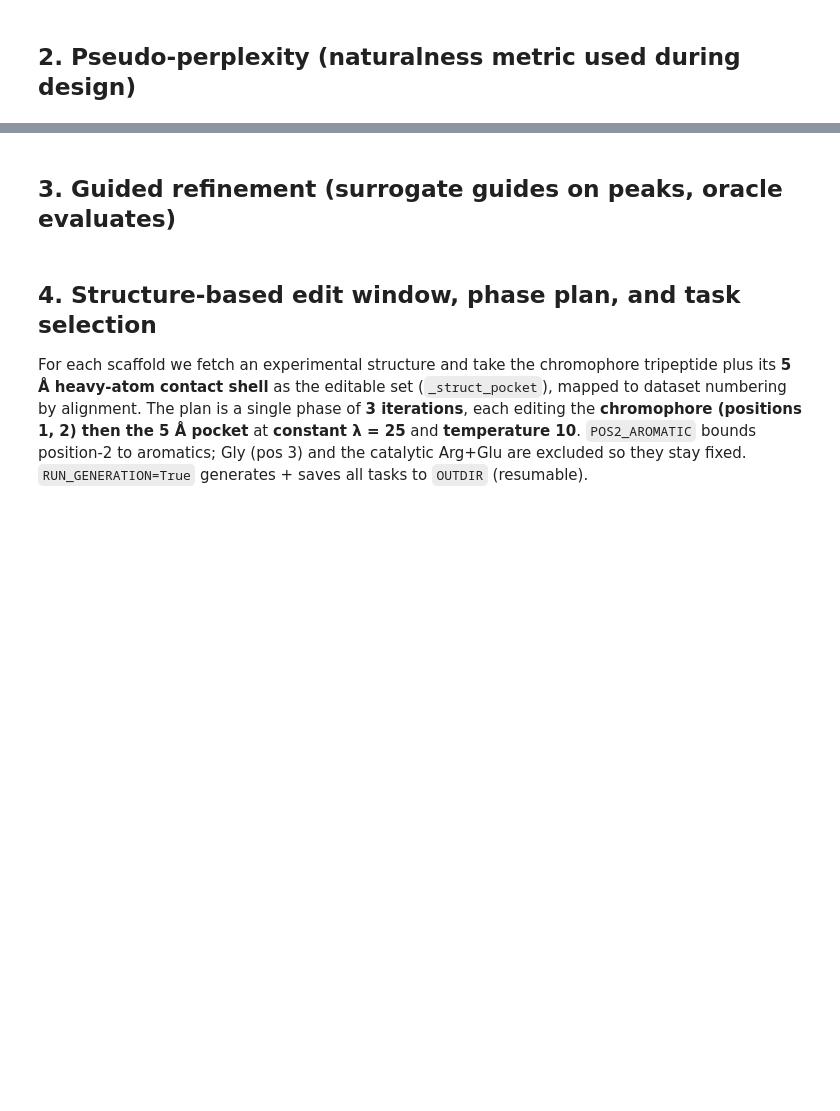
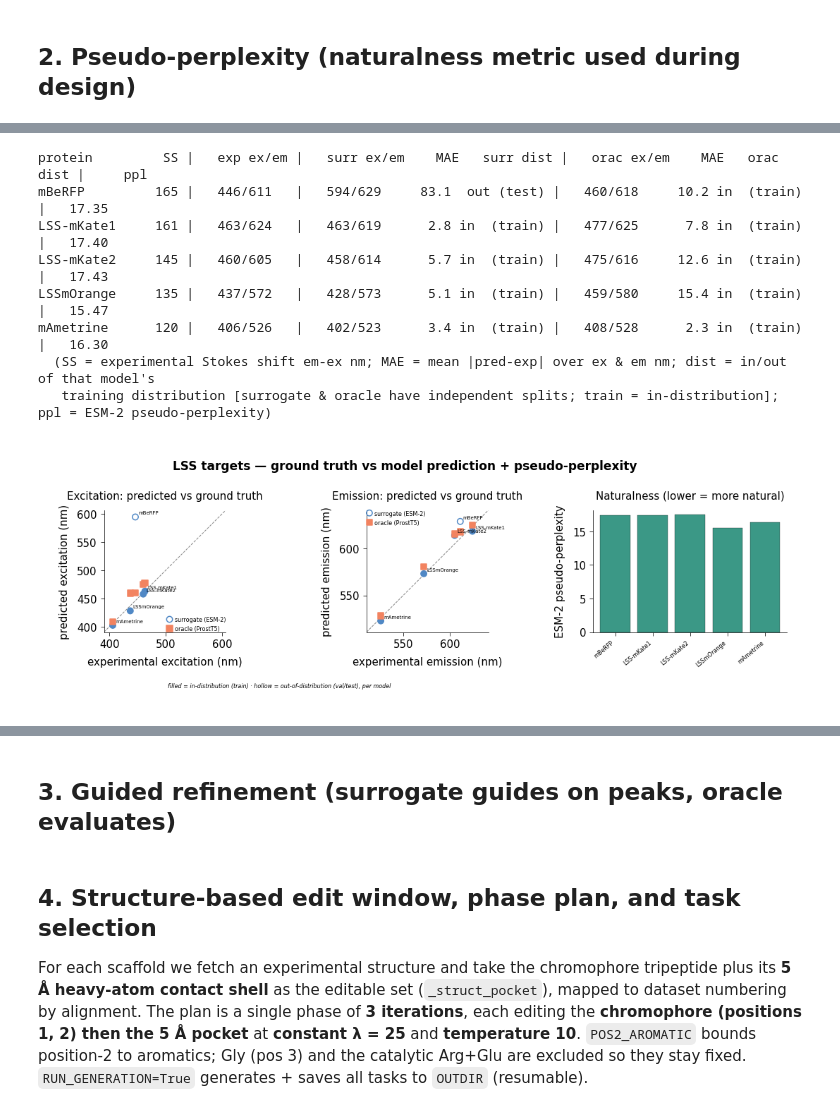
Before and after one commit to Arcadia-Science/FPguide, a Jupyter notebook: peak_design/guided_design_peak_structure_multiscaffold.ipynb, the cells around one changed output, grey strips where cells are left out. Saved outputs shown, nothing was run; the diff lists cells and outputs as text; code cells hidden in the pictures; blank space fills up the shorter version.

```diff
--- a/peak_design/guided_design_peak_structure_multiscaffold.ipynb
+++ b/peak_design/guided_design_peak_structure_multiscaffold.ipynb
@@ -30,6 +30,7 @@ sequence window missed.
 # %%
 import csv, os, numpy as np, torch
 import peak_models as pm
+import prostt5_embed as pe          # ProstT5 encoder -> the (structure-aware) oracle's embedding
 try:
     import arcadia_pycolor as apc; apc.mpl.setup(); HAVE_APC=True
 except Exception:
@@ -42,9 +43,10 @@ class _C:
     def __getattr__(self, k): return getattr(apc, k) if HAVE_APC else {"aegean":"#2b6c8f","amber":"#f6a200","rose":"#c5474b","seaweed":"#3b8a6e","gray":"#888888","wish":"#5088c5","aster":"#7a5ea8"}.get(k,"#333333")
 apc_c=_C()
 
-CUR="../dataset_pipeline/data/peak/curated"   # curated data + dual split (new pipeline; matches dual models)
-assert getattr(torch.backends,"mps",None) and torch.backends.mps.is_available(), "MPS required but not available"
-dev=torch.device("mps")   # force ALL neural nets (ESM-2, surrogate, oracle) onto MPS
+CUR="../dataset_pipeline/data/peak/curated"   # curated data + dual split (new pipeline; matches sweep winners)
+# all neural nets (ESM-2 surrogate + generator, ProstT5 oracle) go on this device
+dev=(torch.device("mps") if (getattr(torch.backends,"mps",None) and torch.backends.mps.is_available())
+     else torch.device("cuda") if torch.cuda.is_available() else torch.device("cpu"))
 rows=list(csv.DictReader(open(os.path.join(CUR,"peaks_assignments.csv")))); N=len(rows)
 peaks=np.load(os.path.join(CUR,"peaks.npy")).astype(np.float32); EXM=peaks[:,0]; EMM=peaks[:,1]
 seqs=[None]*N; h=None
@@ -107,0 +124,51 @@ def pseudo_perplexity(seq, batch_size=32):
+# %%
+# LSS (large-Stokes-shift) design targets: experimental peaks vs surrogate/oracle predictions + naturalness
+_name2idx = {r["name"]: i for i, r in enumerate(rows)}
+LSS_NAMES = ["mBeRFP", "LSS-mKate1", "LSS-mKate2", "LSSmOrange", "mAmetrine"]   # targets with Stokes shift >= ~90 nm
+LSS_NAMES = [n for n in LSS_NAMES if n in _name2idx]                            # keep only those present in dataset
+
+_SPLIT = {int(d["index"]): (d["surrogate_role"], d["oracle_role"]) for d in dual}   # protein idx -> (surr, orac) split role
+_lss = []
+for nm in LSS_NAMES:
+    i = _name2idx[nm]; seq = seqs[i]
+    tgt = torch.tensor([float(EXM[i]), float(EMM[i])], device=dev)              # experimental (ex, em) nm
+    Ps = g_peaks(seq); Po = oracle_peaks(seq)                                   # surrogate / oracle (1,2)
+    _sr, _or = _SPLIT[i]                                                        # split role per model (train => in-distribution)
+    _lss.append(dict(name=nm, ss=float(EMM[i] - EXM[i]), gt=(float(EXM[i]), float(EMM[i])),
+                     surr=Ps[0].cpu().numpy(), orac=Po[0].cpu().numpy(),
+                     surr_err=float(peak_err_vec(Ps, tgt)[0]), orac_err=float(peak_err_vec(Po, tgt)[0]),
+                     ppl=float(pseudo_perplexity(seq)[1]),                      # ESM-2 pseudo-perplexity
+                     surr_role=_sr, orac_role=_or))                            # in/out of each model's training distribution
+_lss.sort(key=lambda d: -d["ss"])
+
+_io = lambda r: ("in " if r == "train" else "out") + f" ({r})"                  # train split = in-distribution; val/test = OOD
+print(f"{'protein':13}{'SS':>5} | {'exp ex/em':>11} | {'surr ex/em':>12}{'MAE':>7}{'surr dist':>12} | {'orac ex/em':>12}{'MAE':>7}{'orac dist':>12} | {'ppl':>7}")
+for d in _lss:
+    print(f"{d['name']:13}{d['ss']:>5.0f} | {d['gt'][0]:>5.0f}/{d['gt'][1]:<5.0f} | "
+          f"{d['surr'][0]:>5.0f}/{d['surr'][1]:<5.0f}{d['surr_err']:>7.1f}{_io(d['surr_role']):>12} | "
+          f"{d['orac'][0]:>5.0f}/{d['orac'][1]:<5.0f}{d['orac_err']:>7.1f}{_io(d['orac_role']):>12} | {d['ppl']:>7.2f}")
+print("  (SS = experimental Stokes shift em-ex nm; MAE = mean |pred-exp| over ex & em nm; dist = in/out of that model's")
+print("   training distribution [surrogate & oracle have independent splits; train = in-distribution]; ppl = ESM-2 pseudo-perplexity)")
+
+if HAVE_PLT:
+    fig, ax = plt.subplots(1, 3, figsize=(15.5, 4.6))
+    for k, lab in [(0, "excitation"), (1, "emission")]:
+        vals = [v for d in _lss for v in (d["gt"][k], d["surr"][k], d["orac"][k])]
+        lo, hi = min(vals) - 12, max(vals) + 12
+        ax[k].plot([lo, hi], [lo, hi], "--", color="#888", lw=1, zorder=0)                       # y = x (perfect)
+        _sf = [apc_c.aegean if d["surr_role"] == "train" else "none" for d in _lss]   # filled = in-distribution, hollow = OOD
+        _of = [apc_c.amber  if d["orac_role"] == "train" else "none" for d in _lss]
+        ax[k].scatter([d["gt"][k] for d in _lss], [d["surr"][k] for d in _lss], s=70, facecolors=_sf, edgecolors=apc_c.aegean, linewidths=1.5, label="surrogate (ESM-2)")
+        ax[k].scatter([d["gt"][k] for d in _lss], [d["orac"][k] for d in _lss], s=70, marker="s", facecolors=_of, edgecolors=apc_c.amber, linewidths=1.5, label="oracle (ProstT5)")
+        for d in _lss: ax[k].annotate(d["name"], (d["gt"][k], d["surr"][k]), fontsize=7, xytext=(4, 4), textcoords="offset points")
+        ax[k].set_xlim(lo, hi); ax[k].set_ylim(lo, hi); ax[k].set_aspect("equal")
+        ax[k].set_xlabel(f"experimental {lab} (nm)"); ax[k].set_ylabel(f"predicted {lab} (nm)")
+        ax[k].set_title(f"{lab.capitalize()}: predicted vs ground truth"); ax[k].legend(fontsize=8)
+    x = np.arange(len(_lss))
+    ax[2].bar(x, [d["ppl"] for d in _lss], color=apc_c.seaweed, edgecolor="black", linewidth=0.3)
+    ax[2].set_xticks(x); ax[2].set_xticklabels([d["name"] for d in _lss], rotation=40, ha="right", fontsize=8)
+    ax[2].set_ylabel("ESM-2 pseudo-perplexity"); ax[2].set_title("Naturalness (lower = more natural)")
+    fig.suptitle("LSS targets — ground truth vs model prediction + pseudo-perplexity", fontweight="bold")
+    fig.text(0.34, 0.005, "filled = in-distribution (train) · hollow = out-of-distribution (val/test), per model", ha="center", fontsize=8, style="italic")
+    fig.tight_layout(rect=[0, 0.04, 1, 1]); plt.show()
+# %% [output]
@@ -107,0 +176,9 @@ def pseudo_perplexity(seq, batch_size=32):
+protein         SS |   exp ex/em |   surr ex/em    MAE   surr dist |   orac ex/em    MAE   orac dist |     ppl
+mBeRFP         165 |   446/611   |   594/629     83.1  out (test) |   460/618     10.2 in  (train) |   17.35
+LSS-mKate1     161 |   463/624   |   463/619      2.8 in  (train) |   477/625      7.8 in  (train) |   17.40
+LSS-mKate2     145 |   460/605   |   458/614      5.7 in  (train) |   475/616     12.6 in  (train) |   17.43
+LSSmOrange     135 |   437/572   |   428/573      5.1 in  (train) |   459/580     15.4 in  (train) |   15.47
+mAmetrine      120 |   406/526   |   402/523      3.4 in  (train) |   408/528      2.3 in  (train) |   16.30
+  (SS = experimental Stokes shift em-ex nm; MAE = mean |pred-exp| over ex & em nm; dist = in/out of that model's
+   training distribution [surrogate & oracle have independent splits; train = in-distribution]; ppl = ESM-2 pseudo-perplexity)
+[figure, added]
```
Also changed, not shown: parts of 13 cells of this notebook, 56 other files.
